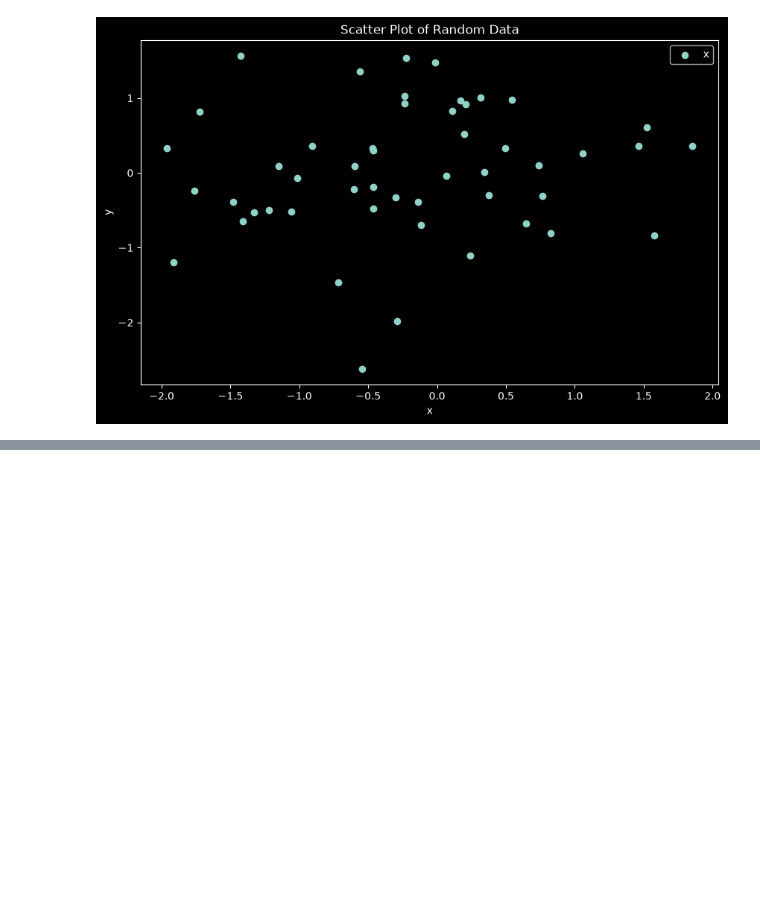
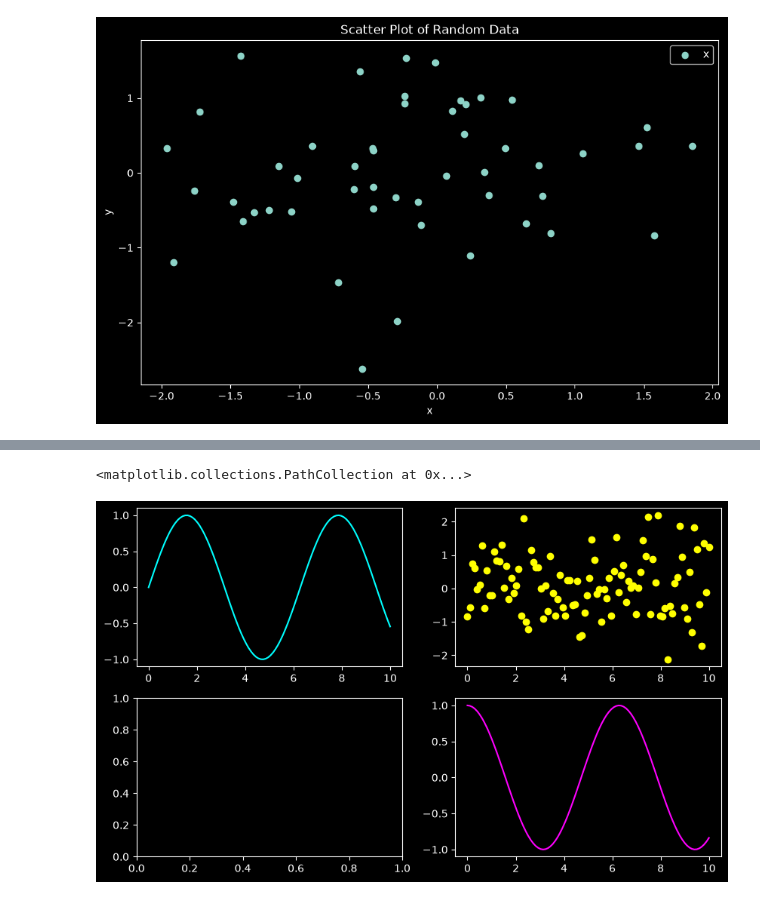
Before and after one commit to ashraf-revo/aibdaya, a Jupyter notebook: week2/numpy_visualization_OOP.ipynb, the cells around one changed output, grey strips where cells are left out. Cells and saved outputs as stored; diff of their text form; code cells hidden in the pictures; blank space fills up the shorter version.

```diff
--- a/week2/numpy_visualization_OOP.ipynb
+++ b/week2/numpy_visualization_OOP.ipynb
@@ -241,0 +242,11 @@ plt.show()
+# %%
+fig, ax = plt.subplots(2,2,figsize=(10, 6))
+
+
+x=np.linspace(0,10,100)
+ax[0,0].plot(x,np.sin(x),label='sin(x)',color='cyan')
+ax[1,1].plot(x,np.cos(x),label='cos(x)',color='magenta')
+ax[0,1].scatter(x,np.random.randn(100),label='tan(x)',color='yellow')
+# %% [output]
+<matplotlib.collections.PathCollection at 0x...>
+[figure, added]
```
Also changed, not shown: parts of 2 cells of this notebook.
